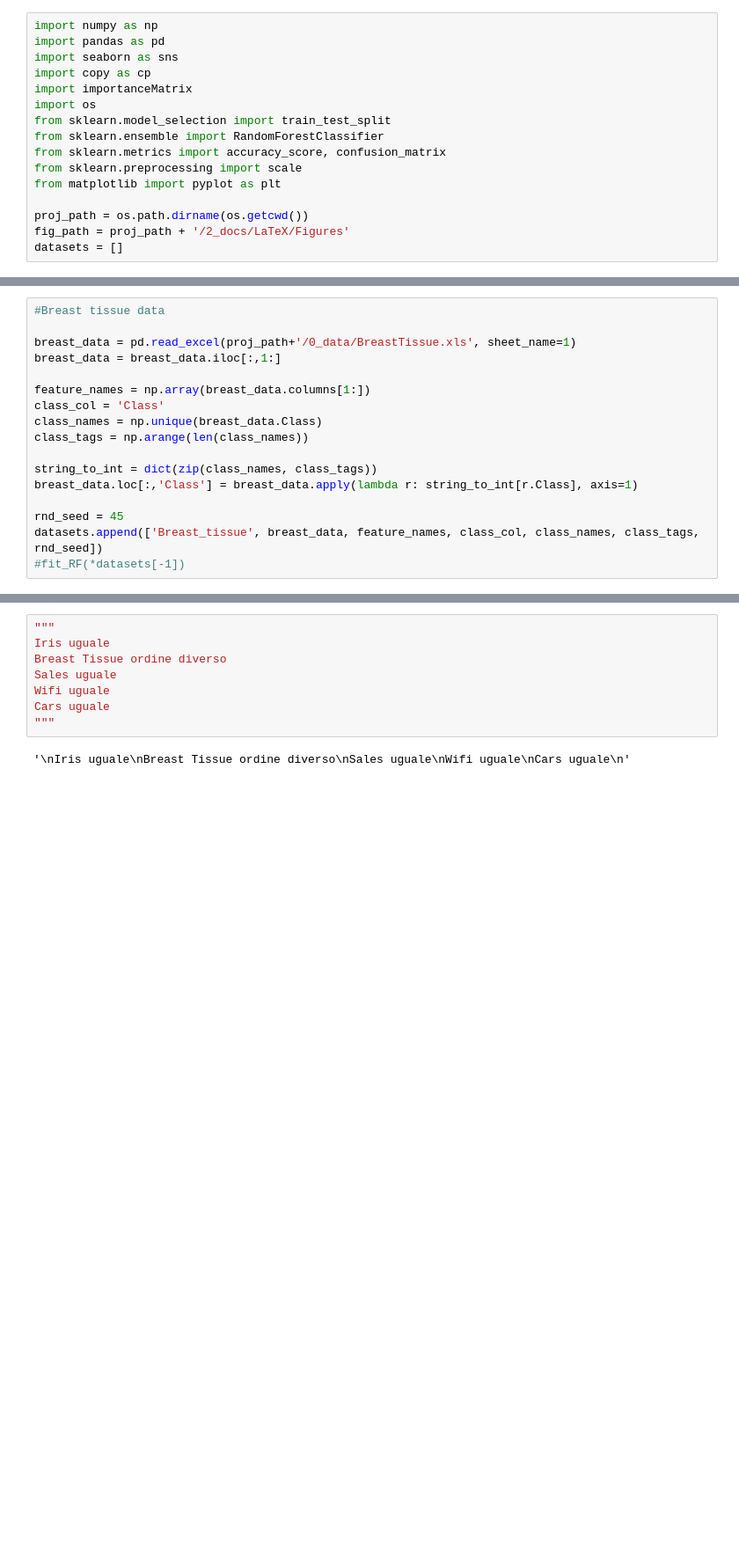
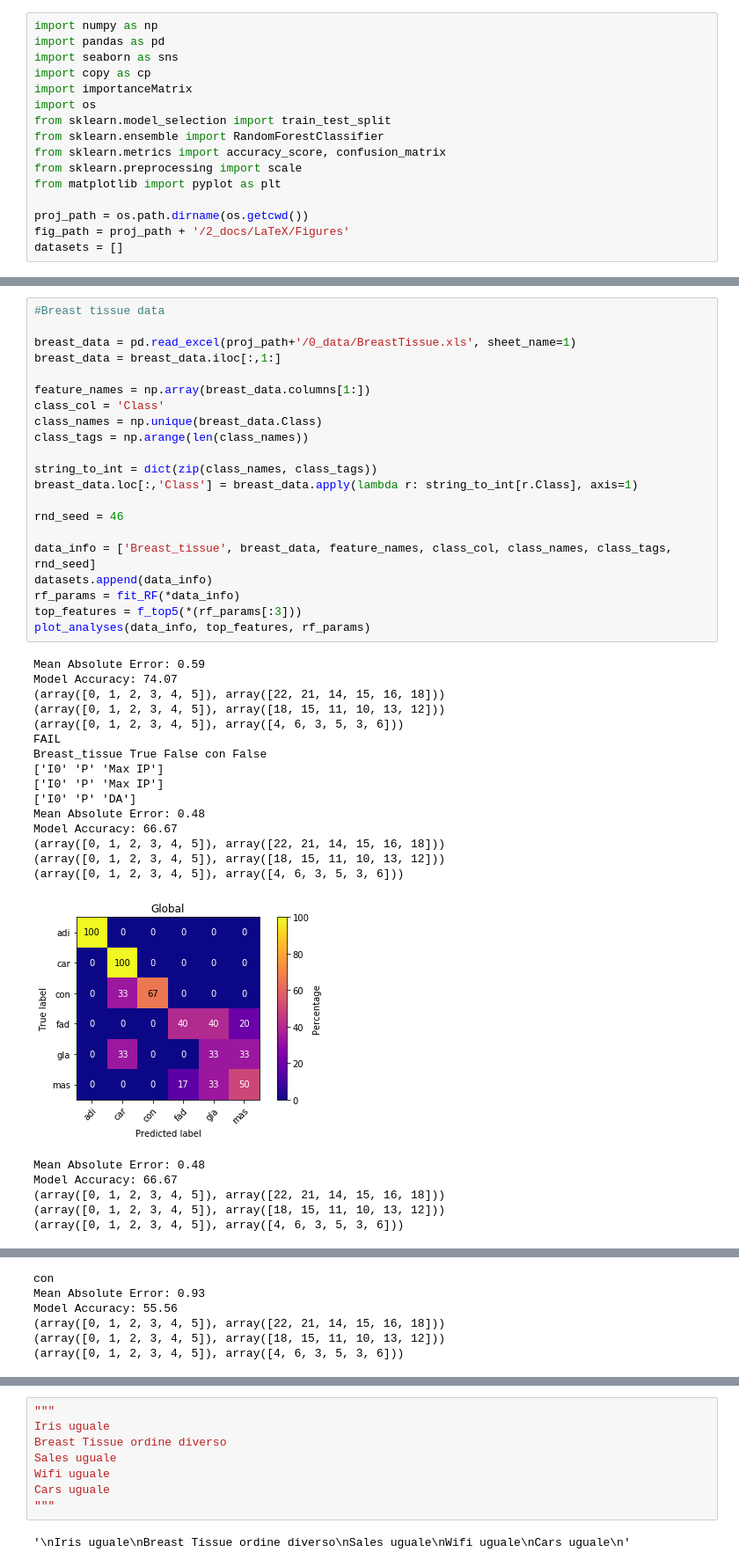
Before and after one commit to GiulioPr/Pcfi, a Jupyter notebook: 1_code/Feature_selection.ipynb, the cells around one changed output, grey strips where cells are left out. Shown at 88% size. Drawn from its saved outputs; the diff is of its cells as text; blank space fills up the shorter version.

```diff
--- a/1_code/Feature_selection.ipynb
+++ b/1_code/Feature_selection.ipynb
@@ -174,17 +314,43 @@ datasets.append(['Wine', wine_data, feature_names, class_col, class_names, class
 # %%
 #Breast tissue data
 
 breast_data = pd.read_excel(proj_path+'/0_data/BreastTissue.xls', sheet_name=1)
 breast_data = breast_data.iloc[:,1:]
 
 feature_names = np.array(breast_data.columns[1:])
 class_col = 'Class'
 class_names = np.unique(breast_data.Class)
 class_tags = np.arange(len(class_names))
 
 string_to_int = dict(zip(class_names, class_tags))
 breast_data.loc[:,'Class'] = breast_data.apply(lambda r: string_to_int[r.Class], axis=1)
 
-rnd_seed = 45
-datasets.append(['Breast_tissue', breast_data, feature_names, class_col, class_names, class_tags, rnd_seed])
-#fit_RF(*datasets[-1])
+rnd_seed = 46
+
+data_info = ['Breast_tissue', breast_data, feature_names, class_col, class_names, class_tags, rnd_seed]
+datasets.append(data_info)
+rf_params = fit_RF(*data_info)
+top_features = f_top5(*(rf_params[:3]))
+plot_analyses(data_info, top_features, rf_params)
+# %% [output]
+Mean Absolute Error: 0.59
+Model Accuracy: 74.07
+(array([0, 1, 2, 3, 4, 5]), array([22, 21, 14, 15, 16, 18]))
+(array([0, 1, 2, 3, 4, 5]), array([18, 15, 11, 10, 13, 12]))
+(array([0, 1, 2, 3, 4, 5]), array([4, 6, 3, 5, 3, 6]))
+FAIL
+Breast_tissue True False con False
+['I0' 'P' 'Max IP']
+['I0' 'P' 'Max IP']
+['I0' 'P' 'DA']
+Mean Absolute Error: 0.48
+Model Accuracy: 66.67
+(array([0, 1, 2, 3, 4, 5]), array([22, 21, 14, 15, 16, 18]))
+(array([0, 1, 2, 3, 4, 5]), array([18, 15, 11, 10, 13, 12]))
+(array([0, 1, 2, 3, 4, 5]), array([4, 6, 3, 5, 3, 6]))
+[figure, added]
+Mean Absolute Error: 0.48
+Model Accuracy: 66.67
+(array([0, 1, 2, 3, 4, 5]), array([22, 21, 14, 15, 16, 18]))
+(array([0, 1, 2, 3, 4, 5]), array([18, 15, 11, 10, 13, 12]))
+(array([0, 1, 2, 3, 4, 5]), array([4, 6, 3, 5, 3, 6]))
@@ -190,0 +358,6 @@ datasets.append(['Breast_tissue', breast_data, feature_names, class_col, class_n
+con
+Mean Absolute Error: 0.93
+Model Accuracy: 55.56
+(array([0, 1, 2, 3, 4, 5]), array([22, 21, 14, 15, 16, 18]))
+(array([0, 1, 2, 3, 4, 5]), array([18, 15, 11, 10, 13, 12]))
+(array([0, 1, 2, 3, 4, 5]), array([4, 6, 3, 5, 3, 6]))
```
Also changed, not shown: parts of 16 cells of this notebook, 1 other file.
